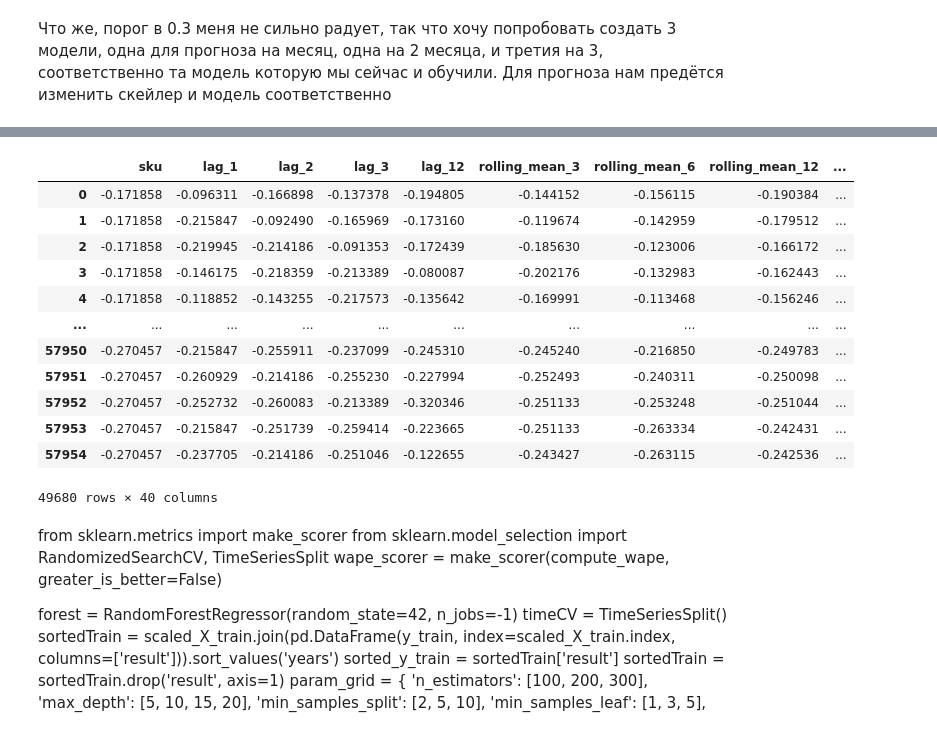
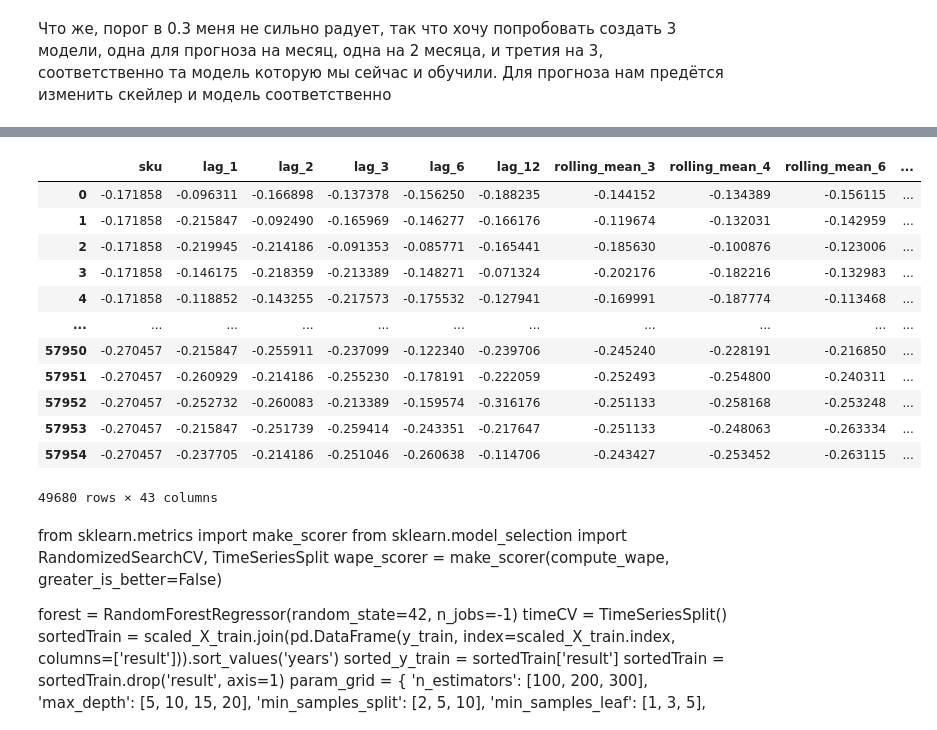
Before and after one commit to HEYDA4HNK/mamo-2026, a Jupyter notebook: Notebook.ipynb, the cells around one changed output, grey strips where cells are left out. Cells and saved outputs as stored; diff of their text form; code cells hidden in the pictures.

```diff
--- a/Notebook.ipynb
+++ b/Notebook.ipynb
@@ -608,7 +753,7 @@ print(randSearch.best_params_)
 # %% [markdown]
 print(-randSearch.best_score_)
 # %%
-bestForest = RandomForestRegressor(n_estimators=100, min_samples_split=2, min_samples_leaf=3, max_features=None, max_depth=20, random_state=42, n_jobs=-1)
+bestForest = RandomForestRegressor(n_estimators=100, min_samples_split=5, min_samples_leaf=10, max_features=10, max_depth=15, random_state=42, n_jobs=-1)
 bestForest.fit(scaled_X_train, y_train)
 predictedTrainBest = bestForest.predict(scaled_X_train)
 round(compute_wape(y_train, predictedTrainBest), 3)
@@ -680,16 +826,16 @@ dataOneMonth
-# %%
-def train_test_date_split(dataFrame, threshold):
-    dateTrainRange = np.array([i < threshold for i in range(0, 35)] * 1656)
-    dateTestRange = np.array([i >= threshold for i in range(0, 35)] * 1656)
-
-    data_test_s = dataFrame[dateTestRange];
-    data_train_s = dataFrame[dateTrainRange];
-
-    X_train = data_train_s.drop('resultValue', axis=1)
-    X_test = data_test_s.drop('resultValue', axis=1)
-
-    y_train = data_train_s['resultValue'].values
-    y_test = data_test_s['resultValue'].values
-
-    return X_train, X_test, y_train, y_test
-X_train, X_test, y_train, y_test = train_test_date_split(dataOneMonth, 30)
+# %%
+all_test_months =  pd.unique(X_test['month'])
+all_test_years =  pd.unique(X_test['years'])
+min_test_months =  pd.unique(X_test['month'])
+params_X_test = None
+for i in all_test_years:
+    for k in all_test_months:
+        split_X_test = X_test.loc[(X_test['years'] == i) & (X_test['month'] == k)]
+        mask = (transformedTrainData['years'] < i) | ((transformedTrainData['years'] == i) & (transformedTrainData['month'] <= k - 1))
+        data_1, columns_1, freeColumn_1 = get_dataFrame_with_params(split_X_test, transformedTrainData.loc[mask], lags_1, i, k - 1, windows)
+        if(params_X_test is None):
+            params_X_test = data_1
+        else:
+            params_X_test = pd.concat([params_X_test, data_1])
+params_X_test = params_X_test.sort_values(['sku', 'years', 'month'])
+params_X_test
@@ -696,24 +856,24 @@ X_train, X_test, y_train, y_test = train_test_date_split(dataOneMonth, 30)
 # %%
 scaler_1 = RobustScaler()
-scaler_1.fit(pd.DataFrame(transformed, columns = ['sku']).join(X_train[columns]))
+scaler_1.fit(pd.DataFrame(transformed, columns = ['sku']).join(X_train_params[cols]))
 
-scaled_X_train = scale_data(X_train, columns, freeColumn, yearsScaler, scaler_1, monthEncoder, unitEncoder, skuEncoder)
-scaled_X_test = scale_data(X_test, columns, freeColumn, yearsScaler, scaler_1, monthEncoder, unitEncoder, skuEncoder)
+scaled_X_train = scale_data(X_train_params, cols, free_cols, yearsScaler, scaler_1, monthEncoder, unitEncoder, skuEncoder)
+scaled_X_test = scale_data(params_X_test, cols, free_cols, yearsScaler, scaler_1, monthEncoder, unitEncoder, skuEncoder)
 scaled_X_train
 # %% [output]
-|  | sku | lag_1 | lag_2 | lag_3 | lag_12 | rolling_mean_3 | rolling_mean_6 | rolling_mean_12 | ... |
-| 0 | -0.171858 | -0.096311 | -0.166898 | -0.137378 | -0.194805 | -0.144152 | -0.156115 | -0.190384 | ... |
-| 1 | -0.171858 | -0.215847 | -0.092490 | -0.165969 | -0.173160 | -0.119674 | -0.142959 | -0.179512 | ... |
-| 2 | -0.171858 | -0.219945 | -0.214186 | -0.091353 | -0.172439 | -0.185630 | -0.123006 | -0.166172 | ... |
-| 3 | -0.171858 | -0.146175 | -0.218359 | -0.213389 | -0.080087 | -0.202176 | -0.132983 | -0.162443 | ... |
-| 4 | -0.171858 | -0.118852 | -0.143255 | -0.217573 | -0.135642 | -0.169991 | -0.113468 | -0.156246 | ... |
-| ... | ... | ... | ... | ... | ... | ... | ... | ... | ... |
-| 57950 | -0.270457 | -0.215847 | -0.255911 | -0.237099 | -0.245310 | -0.245240 | -0.216850 | -0.249783 | ... |
-| 57951 | -0.270457 | -0.260929 | -0.214186 | -0.255230 | -0.227994 | -0.252493 | -0.240311 | -0.250098 | ... |
-| 57952 | -0.270457 | -0.252732 | -0.260083 | -0.213389 | -0.320346 | -0.251133 | -0.253248 | -0.251044 | ... |
-| 57953 | -0.270457 | -0.215847 | -0.251739 | -0.259414 | -0.223665 | -0.251133 | -0.263334 | -0.242431 | ... |
-| 57954 | -0.270457 | -0.237705 | -0.214186 | -0.251046 | -0.122655 | -0.243427 | -0.263115 | -0.242536 | ... |
+|  | sku | lag_1 | lag_2 | lag_3 | lag_6 | lag_12 | rolling_mean_3 | rolling_mean_4 | rolling_mean_6 | ... |
+| 0 | -0.171858 | -0.096311 | -0.166898 | -0.137378 | -0.156250 | -0.188235 | -0.144152 | -0.134389 | -0.156115 | ... |
+| 1 | -0.171858 | -0.215847 | -0.092490 | -0.165969 | -0.146277 | -0.166176 | -0.119674 | -0.132031 | -0.142959 | ... |
+| 2 | -0.171858 | -0.219945 | -0.214186 | -0.091353 | -0.085771 | -0.165441 | -0.185630 | -0.100876 | -0.123006 | ... |
+| 3 | -0.171858 | -0.146175 | -0.218359 | -0.213389 | -0.148271 | -0.071324 | -0.202176 | -0.182216 | -0.132983 | ... |
+| 4 | -0.171858 | -0.118852 | -0.143255 | -0.217573 | -0.175532 | -0.127941 | -0.169991 | -0.187774 | -0.113468 | ... |
+| ... | ... | ... | ... | ... | ... | ... | ... | ... | ... | ... |
+| 57950 | -0.270457 | -0.215847 | -0.255911 | -0.237099 | -0.122340 | -0.239706 | -0.245240 | -0.228191 | -0.216850 | ... |
+| 57951 | -0.270457 | -0.260929 | -0.214186 | -0.255230 | -0.178191 | -0.222059 | -0.252493 | -0.254800 | -0.240311 | ... |
+| 57952 | -0.270457 | -0.252732 | -0.260083 | -0.213389 | -0.159574 | -0.316176 | -0.251133 | -0.258168 | -0.253248 | ... |
+| 57953 | -0.270457 | -0.215847 | -0.251739 | -0.259414 | -0.243351 | -0.217647 | -0.251133 | -0.248063 | -0.263334 | ... |
+| 57954 | -0.270457 | -0.237705 | -0.214186 | -0.251046 | -0.260638 | -0.114706 | -0.243427 | -0.253452 | -0.263115 | ... |
-49680 rows × 40 columns
+49680 rows × 43 columns
 # %% [markdown]
 from sklearn.metrics import make_scorer
 from sklearn.model_selection import RandomizedSearchCV, TimeSeriesSplit
```
Also changed, not shown: parts of 42 cells of this notebook, 5 other files.
